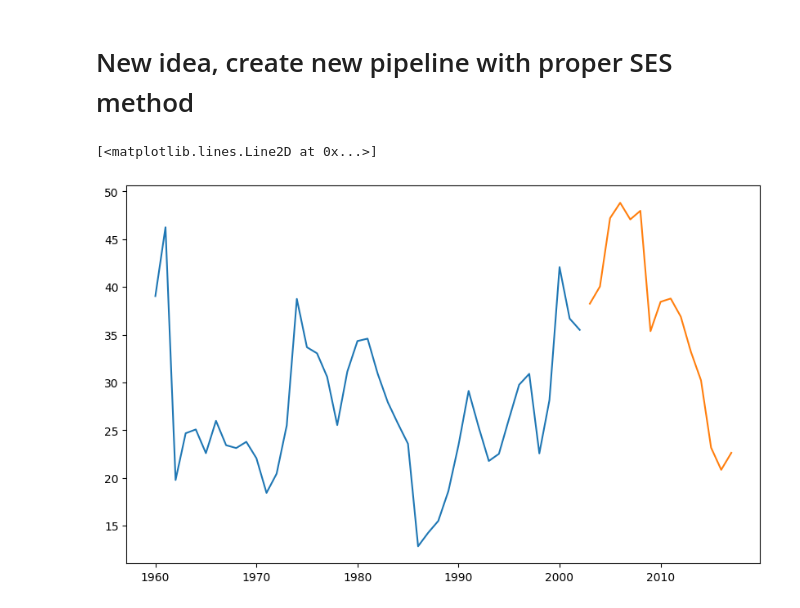
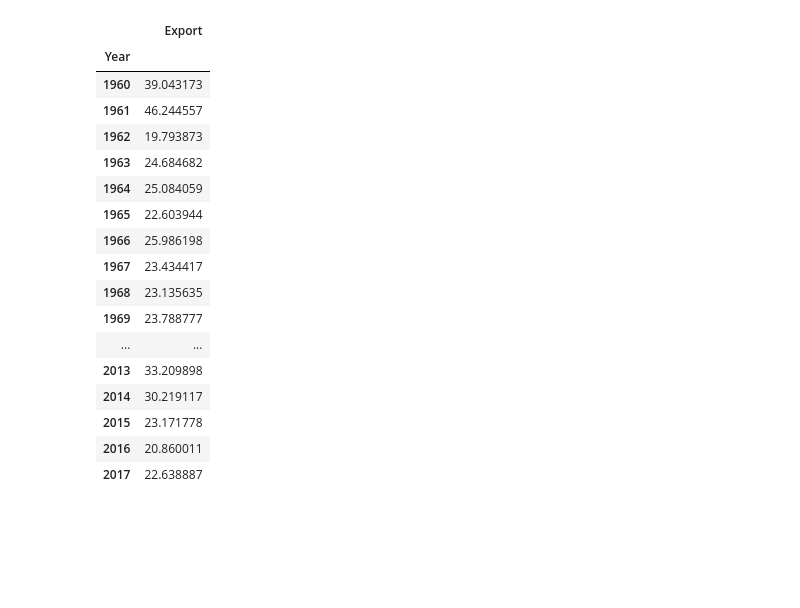
Before and after one commit to dominikcedro/SeriesAnalysisLab, a Jupyter notebook: L3/lab_3_algerian_export.ipynb, the cells around one changed output. Saved outputs shown, nothing was run; the diff lists cells and outputs as text; code cells hidden in the pictures; blank space fills up the shorter version.

```diff
--- a/L3/lab_3_algerian_export.ipynb
+++ b/L3/lab_3_algerian_export.ipynb
@@ -120,16 +1,30 @@ plt.show()
-# %% [markdown]
-# New idea, create new pipeline with proper SES method
-# %%
-alpha: float = 0.5
-# y_hat t+1|1 = alpha * y + (1 - alpha) * y_hat t|t-1
-# create a function based on this
-
-train_set = df.iloc[:int(len(df)*0.7)]
-test_set = df.iloc[int(len(df)*0.7):]
-
-plt.figure(figsize=(10, 6))
-plt.plot(train_set['value'], label='Train')
-plt.plot(test_set['value'], label='Test')
-# %% [output]
-[<matplotlib.lines.Line2D at 0x...>]
-[figure, removed]
+# %%
+import pandas as pd
+import numpy as np
+import matplotlib.pyplot as plt
+
+df = pd.read_csv('algerian.txt' ,header=None)
+df['Year']=pd.RangeIndex(start=1960,stop=1960+len(df))
+df.set_index('Year',inplace=True)
+df.columns=['Export']
+df.asfreq('YS')
+df
+# %% [output]
+|  | Export |
+| Year |  |
+| 1960 | 39.043173 |
+| 1961 | 46.244557 |
+| 1962 | 19.793873 |
+| 1963 | 24.684682 |
+| 1964 | 25.084059 |
+| 1965 | 22.603944 |
+| 1966 | 25.986198 |
+| 1967 | 23.434417 |
+| 1968 | 23.135635 |
+| 1969 | 23.788777 |
+| ... | ... |
+| 2013 | 33.209898 |
+| 2014 | 30.219117 |
+| 2015 | 23.171778 |
+| 2016 | 20.860011 |
+| 2017 | 22.638887 |
```
Also changed, not shown: parts of 20 cells of this notebook, 1 other file.
